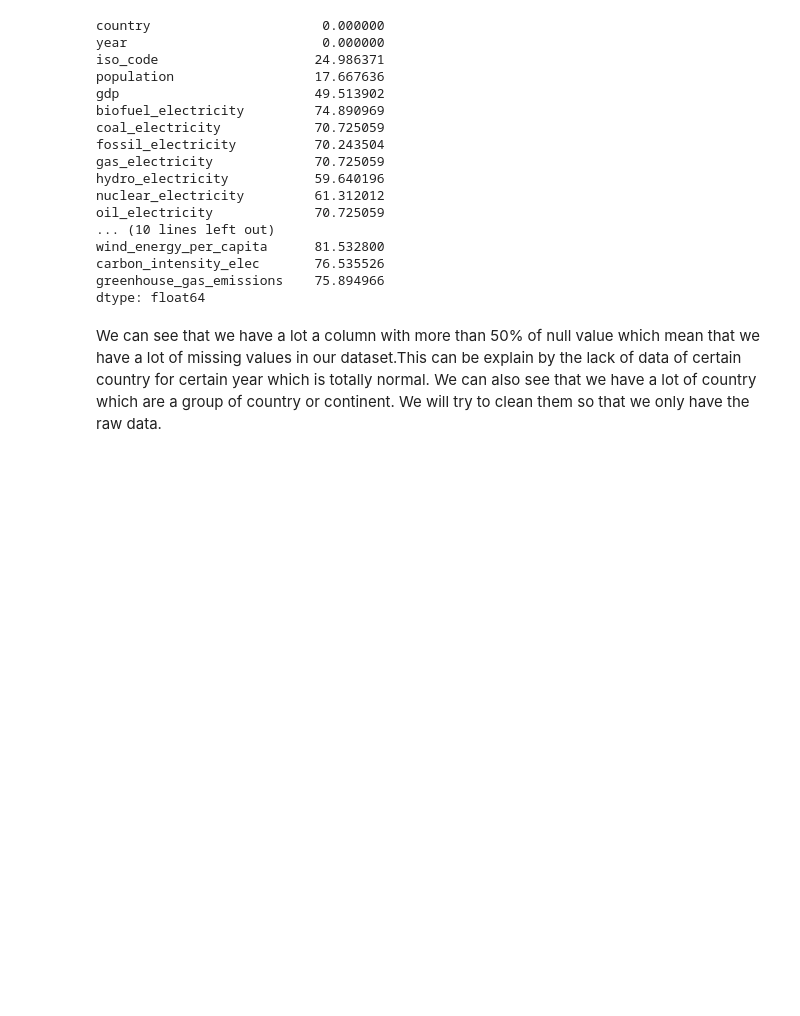
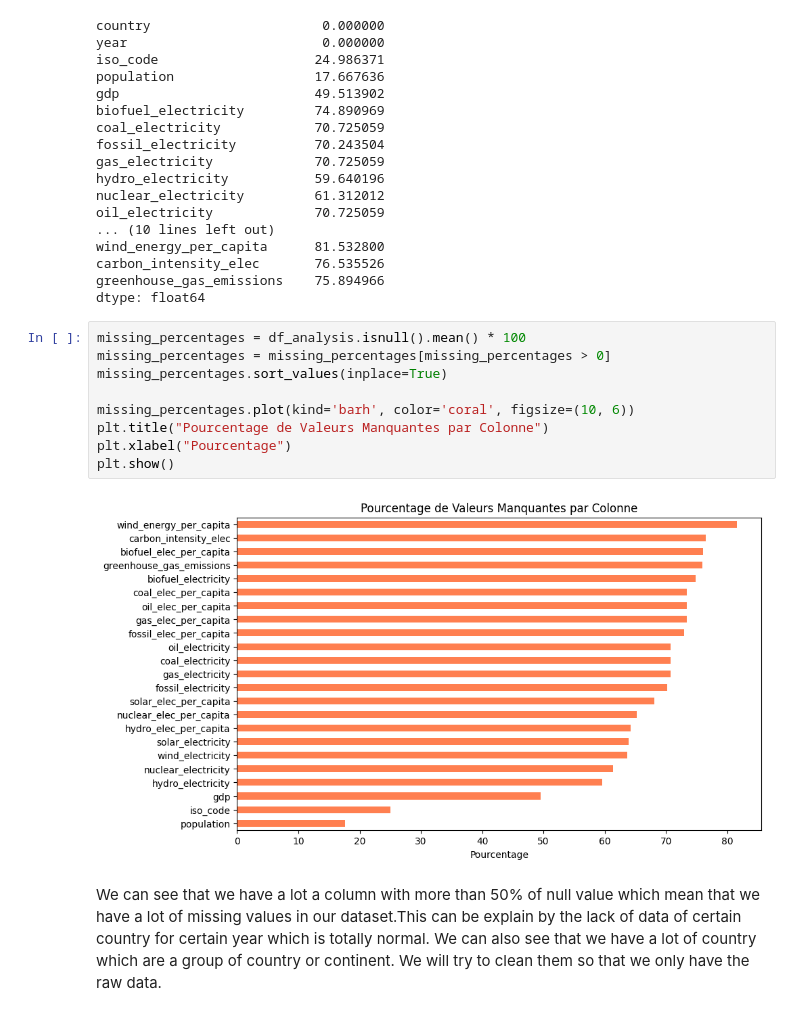
Before and after one commit to Bliights/A4_Explainability_AI, a Jupyter notebook: Project_Clément_MOLLY-MITTON_Paul_ESCALIER_Diane_VERBECQ_Raphaël_VIGNAL.ipynb, the cells around one changed output. Drawn from its saved outputs; the diff is of its cells as text; blank space fills up the shorter version.

```diff
--- a/Project_Clément_MOLLY-MITTON_Paul_ESCALIER_Diane_VERBECQ_Raphaël_VIGNAL.ipynb
+++ b/Project_Clément_MOLLY-MITTON_Paul_ESCALIER_Diane_VERBECQ_Raphaël_VIGNAL.ipynb
@@ -180,6 +385,17 @@ wind_energy_per_capita      81.532800
 carbon_intensity_elec       76.535526
 greenhouse_gas_emissions    75.894966
 dtype: float64
+# %%
+missing_percentages = df_analysis.isnull().mean() * 100
+missing_percentages = missing_percentages[missing_percentages > 0]
+missing_percentages.sort_values(inplace=True)
+
+missing_percentages.plot(kind='barh', color='coral', figsize=(10, 6))
+plt.title("Pourcentage de Valeurs Manquantes par Colonne")
+plt.xlabel("Pourcentage")
+plt.show()
+# %% [output]
+[figure, added]
 # %% [markdown]
 We can see that we have a lot a column with more than 50% of null value which mean that we have a lot of missing values in our dataset.This can be explain by the lack of data of certain country for certain year which is totally normal. We can also see that we have a lot of country which are a group of country or continent. We will try to clean them so that we only have the raw data.
 # %%
```
Also changed, not shown: parts of 23 cells of this notebook, 1 other file.
